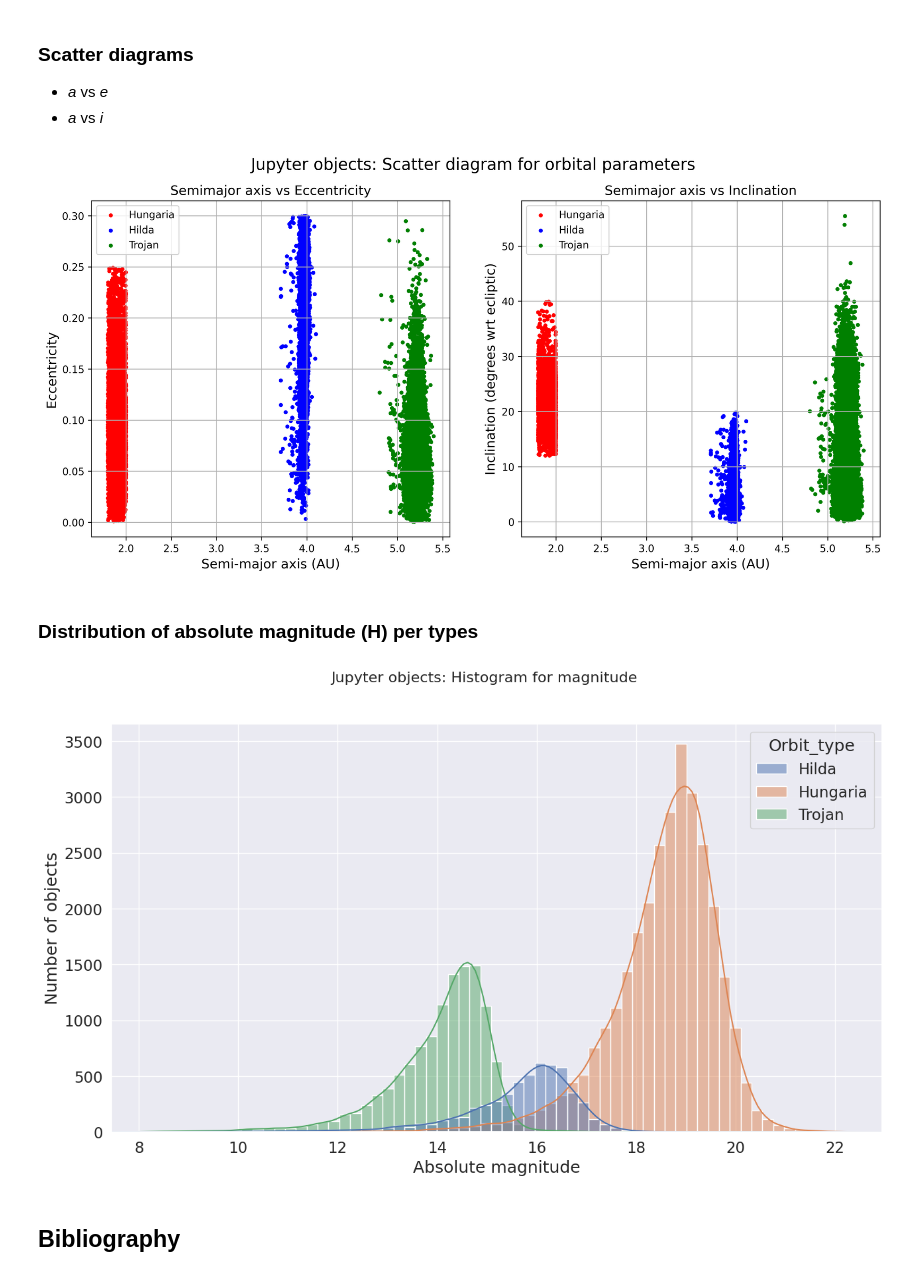
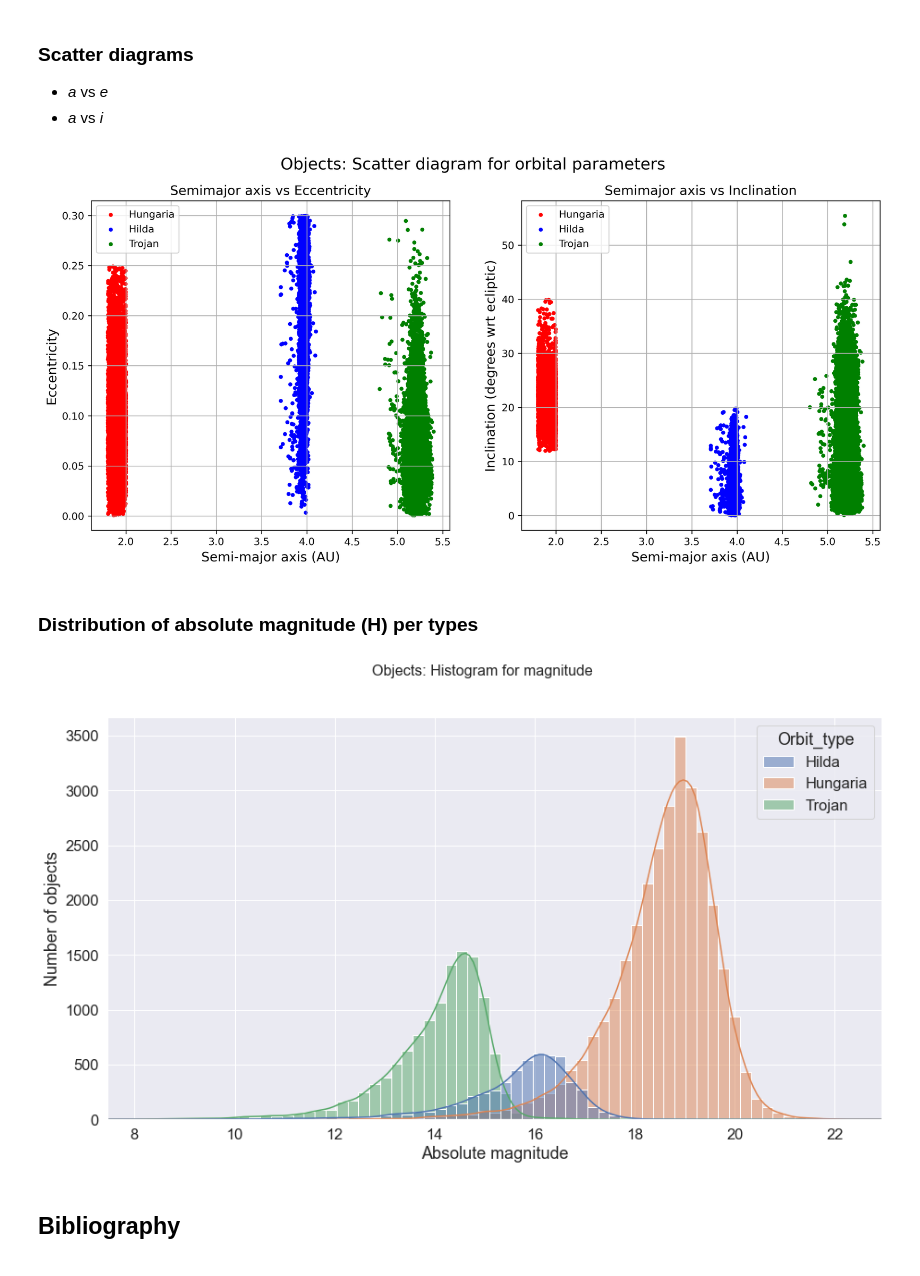
Before and after one commit to alexfum75/Jupiter_Asteroids, a Jupyter notebook: Jupiter_object.ipynb, the cells around one changed output. Drawn from its saved outputs; the diff is of its cells as text; code cells hidden in the pictures.

```diff
--- a/Jupiter_object.ipynb
+++ b/Jupiter_object.ipynb
@@ -128,7 +167,7 @@ plt.savefig('figure/jupyter_objects_distribution.png', dpi=600)
 import matplotlib.pyplot as plt
 fig, ((ax1, ax2)) = plt.subplots(1, 2, figsize=(14, 6), dpi=300)
 
-fig.suptitle('Jupyter objects: Scatter diagram for orbital parameters', fontsize=16)
+fig.suptitle('Objects: Scatter diagram for orbital parameters', fontsize=16)
 
 MPC_Jupyter_Hungaria_a = MPC_Jupyter_no_outliers.apply(lambda r: r[MPC_Jupyter_no_outliers['Orbit_type'].isin(['Hungaria'])])['a']
 MPC_Jupyter_Hilda_a = MPC_Jupyter_no_outliers.apply(lambda r: r[MPC_Jupyter_no_outliers['Orbit_type'].isin(['Hilda'])])['a']
@@ -160,24 +199,24 @@ ax2.set_ylabel("Inclination (degrees wrt ecliptic)", fontsize=13)
 ax2.legend()
 ax2.grid()
 
-fig.savefig('figure/jupyter_objects_semi_major_axis.png', dpi=600)
+fig.savefig('jupyter_objects_semi_major_axis.png', dpi=600)
 # %% [output]
-[figure, old version]
+[figure, new version]
 # %% [markdown]
 ### Distribution of absolute magnitude (H) per types
 # %%
 import matplotlib.pyplot as plt
 sns.set_theme()
 sns.set(font_scale=1.5)
 plt.figure(figsize=(15,8))
 p = sns.histplot(data=MPC_Jupyter_no_outliers, x="H", kde=True, hue="Orbit_type")
 p.set(xlabel="Absolute magnitude", ylabel = "Number of objects")
 plt.xlim([MPC_Jupyter_no_outliers.H.min(), MPC_Jupyter_no_outliers.H.max()])
-plt.suptitle('Jupyter objects: Histogram for magnitude', fontsize=16)
+plt.suptitle('Objects: Histogram for magnitude', fontsize=16)
 
-plt.savefig("figure/jupyter_objects_absolute_magnitude.png", dpi=600)
+plt.savefig("jupyter_objects_absolute_magnitude.png", dpi=600)
 # %% [output]
-[figure, old version]
+[figure, new version]
 # %% [markdown]
 ## Bibliography
 # %% [markdown]
```
Also changed, not shown: parts of 9 cells of this notebook.
